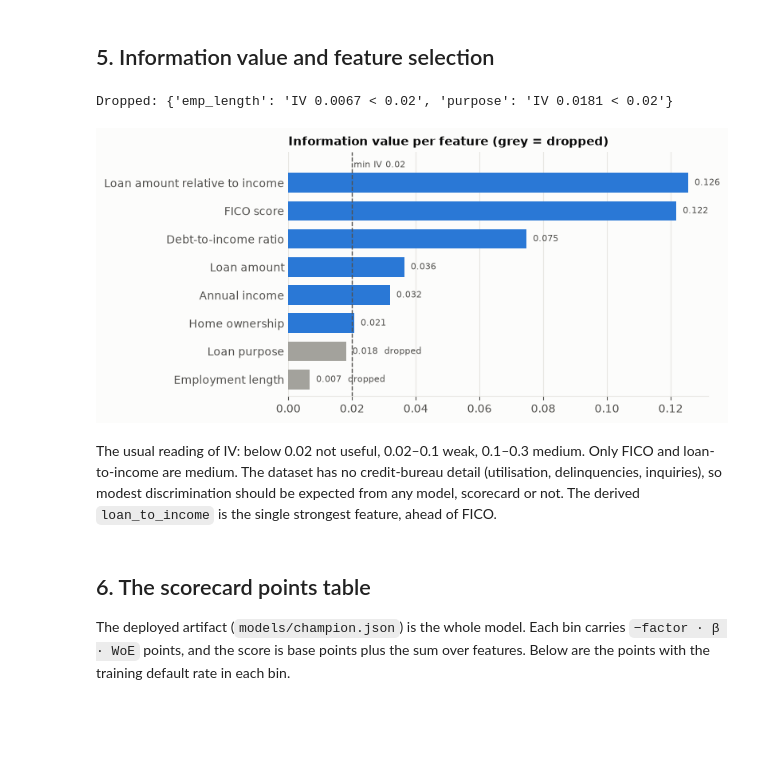
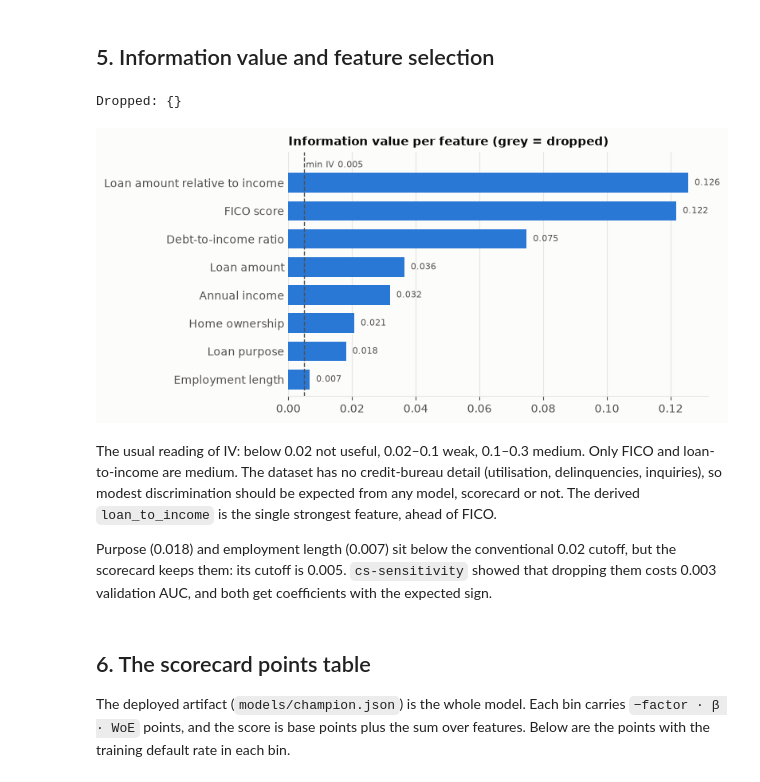
Before and after one commit to thepassant/credit-scorecard-service, a Jupyter notebook: notebooks/01_eda_and_model_comparison.ipynb, the cells around one changed output. Saved outputs shown, nothing was run; the diff lists cells and outputs as text; code cells hidden in the pictures; blank space fills up the shorter version.

Commit message:
Train and promote scorecard v2 with purpose and emp_length re-admitted

```diff
--- a/notebooks/01_eda_and_model_comparison.ipynb
+++ b/notebooks/01_eda_and_model_comparison.ipynb
@@ -317,37 +318,44 @@ fig.tight_layout()
 # %%
 iv = pd.Series(report["information_values"]).sort_values()
 kept = set(report["selected_features"])
 
 fig, ax = plt.subplots(figsize=(8, 3.8))
 colors = [S1 if f in kept else MUTED for f in iv.index]
 ax.barh([FEATURE_LABELS[f] for f in iv.index], iv.values, color=colors, height=0.7)
-ax.axvline(0.02, color=INK_2, lw=1, ls="--")
+ax.axvline(BINNING.min_iv, color=INK_2, lw=1, ls="--")
 ax.set_ylim(-0.6, len(iv) + 0.1)
-ax.text(0.0205, len(iv) - 0.45, "min IV 0.02", color=INK_2, fontsize=8)
+ax.text(
+    BINNING.min_iv + 0.0005, len(iv) - 0.45, f"min IV {BINNING.min_iv:g}", color=INK_2, fontsize=8
+)
 for i, (f, v) in enumerate(iv.items()):
     ax.text(
         v + 0.002,
         i,
         f"{v:.3f}" + ("" if f in kept else "  dropped"),
         va="center",
         fontsize=8,
         color=INK_2,
     )
 ax.set_title("Information value per feature (grey = dropped)")
 ax.grid(axis="x")
 ax.grid(axis="y", visible=False)
 ax.tick_params(axis="y", length=0)
 fig.tight_layout()
 print("Dropped:", report["dropped_features"])
 # %% [output]
-Dropped: {'emp_length': 'IV 0.0067 < 0.02', 'purpose': 'IV 0.0181 < 0.02'}
+Dropped: {}
-[figure, old version]
+[figure, new version]
 # %% [markdown]
 The usual reading of IV: below 0.02 not useful, 0.02–0.1 weak, 0.1–0.3 medium. Only
 FICO and loan-to-income are medium. The dataset has no credit-bureau detail
 (utilisation, delinquencies, inquiries), so modest discrimination should be expected
 from any model, scorecard or not. The derived `loan_to_income` is the single strongest
 feature, ahead of FICO.
+
+Purpose (0.018) and employment length (0.007) sit below the conventional 0.02 cutoff,
+but the scorecard keeps them: its cutoff is 0.005. `cs-sensitivity` showed that
+dropping them costs 0.003 validation AUC, and both get coefficients with the expected
+sign.
 # %% [markdown]
 ## 6. The scorecard points table
 
```
Also changed, not shown: parts of 15 cells of this notebook, 5 other files.
